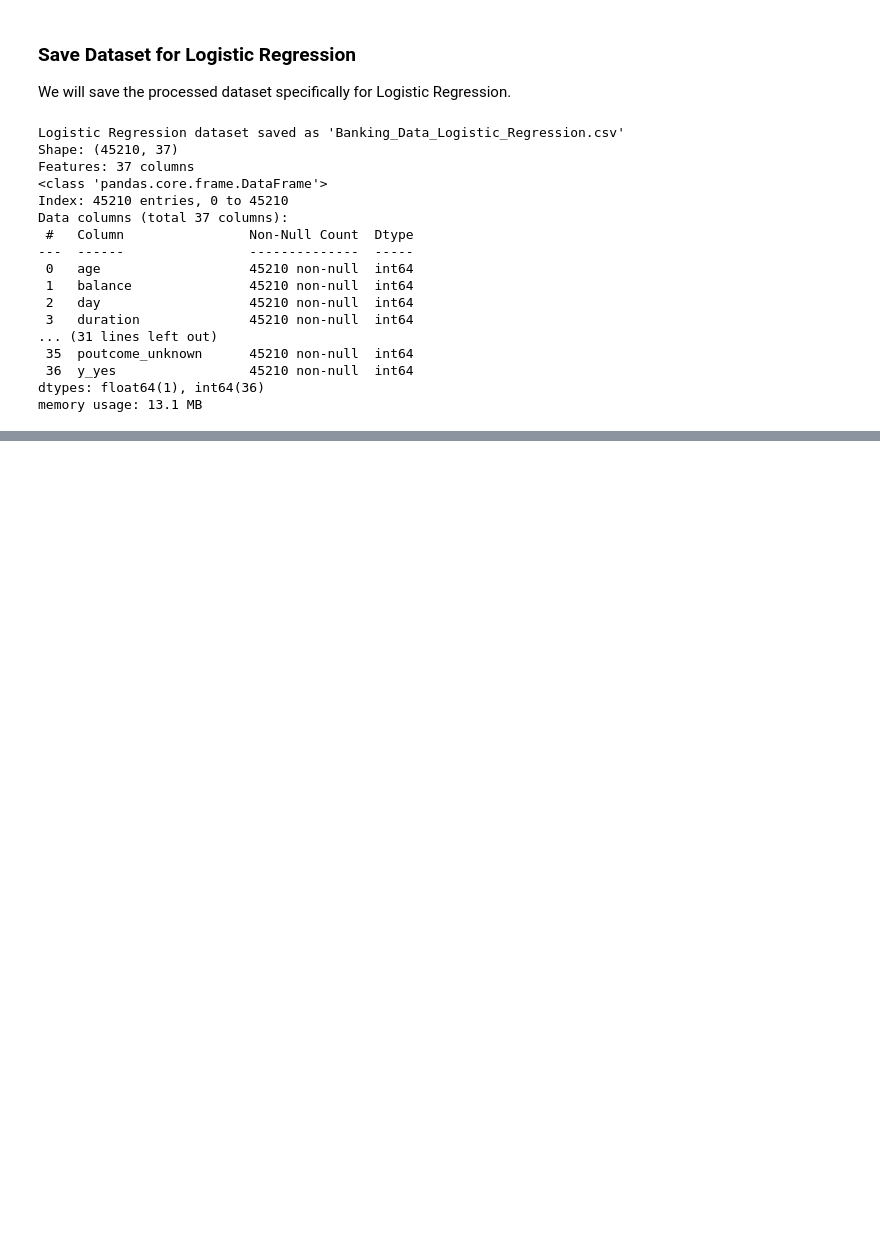
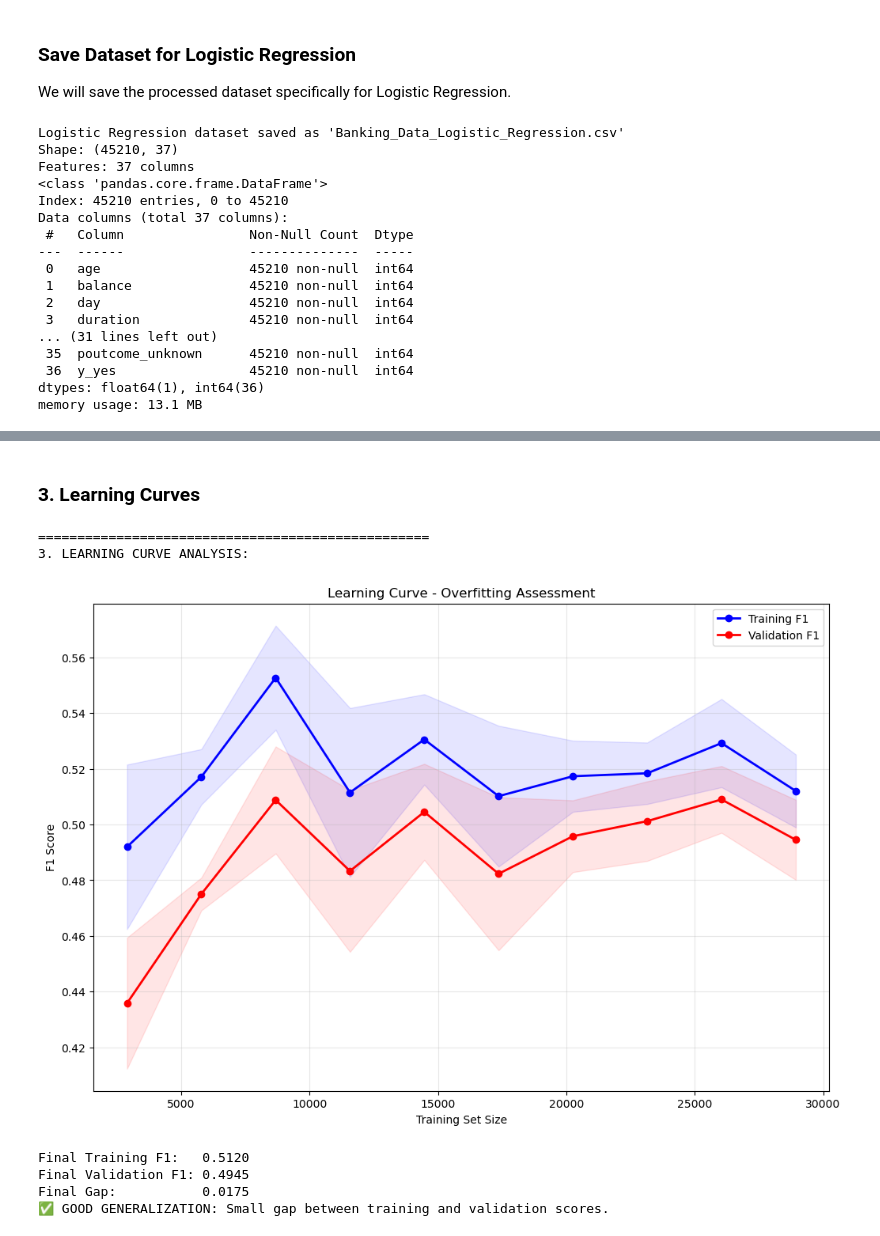
Before and after one commit to Dannie-1217/IAT461, a Jupyter notebook: IAT461_FinalProject.ipynb, the cells around one changed output, grey strips where cells are left out. Drawn from its saved outputs; the diff is of its cells as text; code cells hidden in the pictures; blank space fills up the shorter version.

```diff
--- a/IAT461_FinalProject.ipynb
+++ b/IAT461_FinalProject.ipynb
@@ -537,0 +1022,61 @@ memory usage: 13.1 MB
+# %% [markdown]
+### 3. Learning Curves
+# %%
+from sklearn.model_selection import learning_curve
+
+print("\n" + "="*50)
+print("3. LEARNING CURVE ANALYSIS:")
+
+# Generate learning curves
+train_sizes, train_scores, val_scores = learning_curve(
+    dt_model, X_train, y_train,
+    train_sizes=np.linspace(0.1, 1.0, 10),
+    cv=5, scoring='f1', n_jobs=-1, random_state=42
+)
+
+# Calculate means and standard deviations
+train_mean = np.mean(train_scores, axis=1)
+train_std = np.std(train_scores, axis=1)
+val_mean = np.mean(val_scores, axis=1)
+val_std = np.std(val_scores, axis=1)
+
+# Plot learning curves
+plt.figure(figsize=(12, 8))
+plt.plot(train_sizes, train_mean, 'o-', color='blue', label='Training F1', linewidth=2)
+plt.plot(train_sizes, val_mean, 'o-', color='red', label='Validation F1', linewidth=2)
+
+plt.fill_between(train_sizes, train_mean - train_std, train_mean + train_std,
+                 alpha=0.1, color='blue')
+plt.fill_between(train_sizes, val_mean - val_std, val_mean + val_std,
+                 alpha=0.1, color='red')
+
+plt.xlabel('Training Set Size')
+plt.ylabel('F1 Score')
+plt.title('Learning Curve - Overfitting Assessment')
+plt.legend(loc='best')
+plt.grid(True, alpha=0.3)
+plt.show()
+
+# Analyze learning curve trends
+final_train_score = train_mean[-1]
+final_val_score = val_mean[-1]
+gap_at_end = final_train_score - final_val_score
+
+print(f"Final Training F1:   {final_train_score:.4f}")
+print(f"Final Validation F1: {final_val_score:.4f}")
+print(f"Final Gap:           {gap_at_end:.4f}")
+
+if gap_at_end > 0.1:
+    print("⚠️  SEVERE OVERFITTING: Large gap between training and validation scores.")
+elif gap_at_end > 0.05:
+    print("⚠️  MODERATE OVERFITTING: Noticeable gap between training and validation scores.")
+else:
+    print("✅ GOOD GENERALIZATION: Small gap between training and validation scores.")
+# %% [output]
+==================================================
+3. LEARNING CURVE ANALYSIS:
+[figure, added]
+Final Training F1:   0.5120
+Final Validation F1: 0.4945
+Final Gap:           0.0175
+✅ GOOD GENERALIZATION: Small gap between training and validation scores.
```
Also changed, not shown: parts of 34 cells of this notebook, 1 other file.
